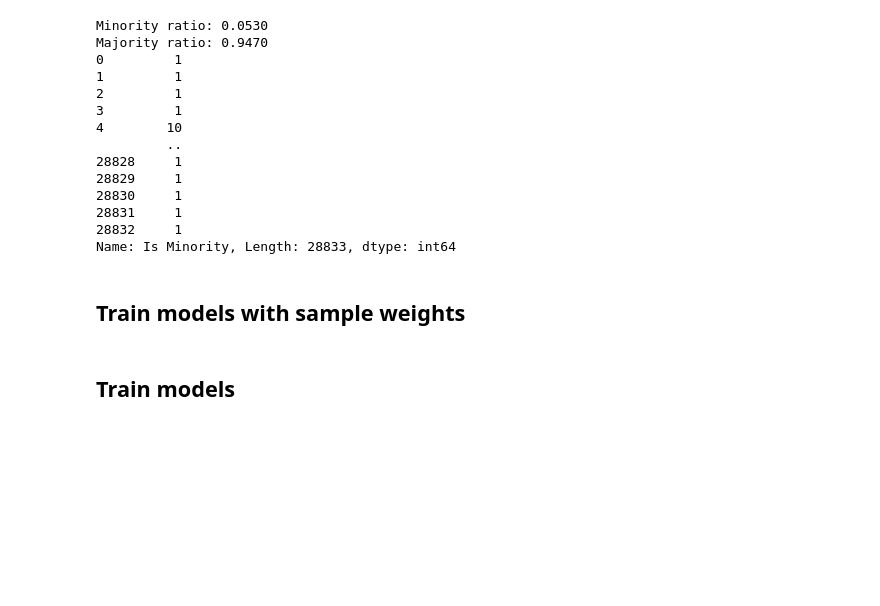
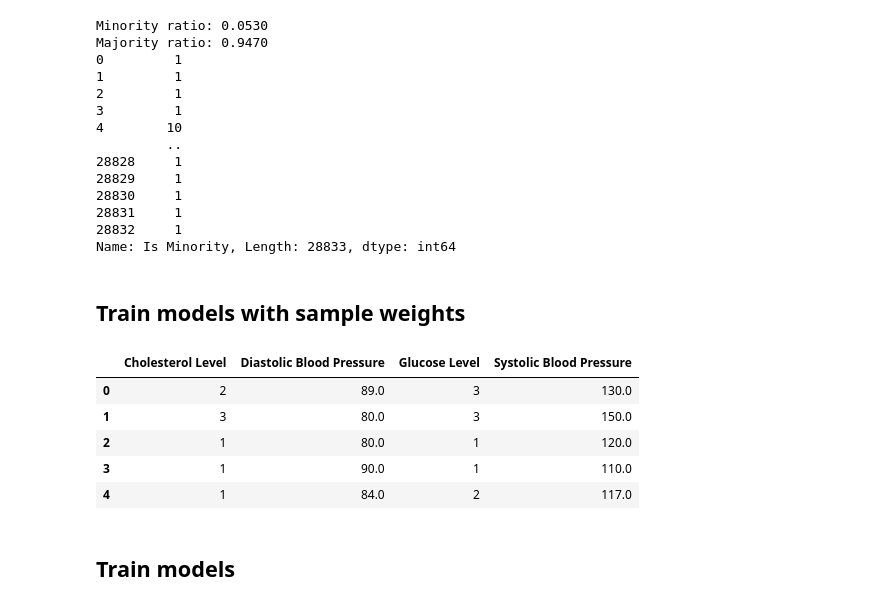
Before and after one commit to AhmedRafid3S5/Hybrid-CVD-Model, a Jupyter notebook: model_b_training.ipynb, the cells around one changed output. Drawn from its saved outputs; the diff is of its cells as text; code cells hidden in the pictures; blank space fills up the shorter version.

```diff
--- a/model_b_training.ipynb
+++ b/model_b_training.ipynb
@@ -67,6 +68,15 @@ X_train, X_test, Y_train, Y_test, weights_train, weights_test = train_test_split
     random_state=42,
     stratify=Y
 )
+# %%
+X.head()
+# %% [output]
+|  | Cholesterol Level | Diastolic Blood Pressure | Glucose Level | Systolic Blood Pressure |
+| 0 | 2 | 89.0 | 3 | 130.0 |
+| 1 | 3 | 80.0 | 3 | 150.0 |
+| 2 | 1 | 80.0 | 1 | 120.0 |
+| 3 | 1 | 90.0 | 1 | 110.0 |
+| 4 | 1 | 84.0 | 2 | 117.0 |
 # %% [markdown]
 ## Train models
 # %%
```
Also changed, not shown: parts of 5 cells of this notebook, 27 other files.
